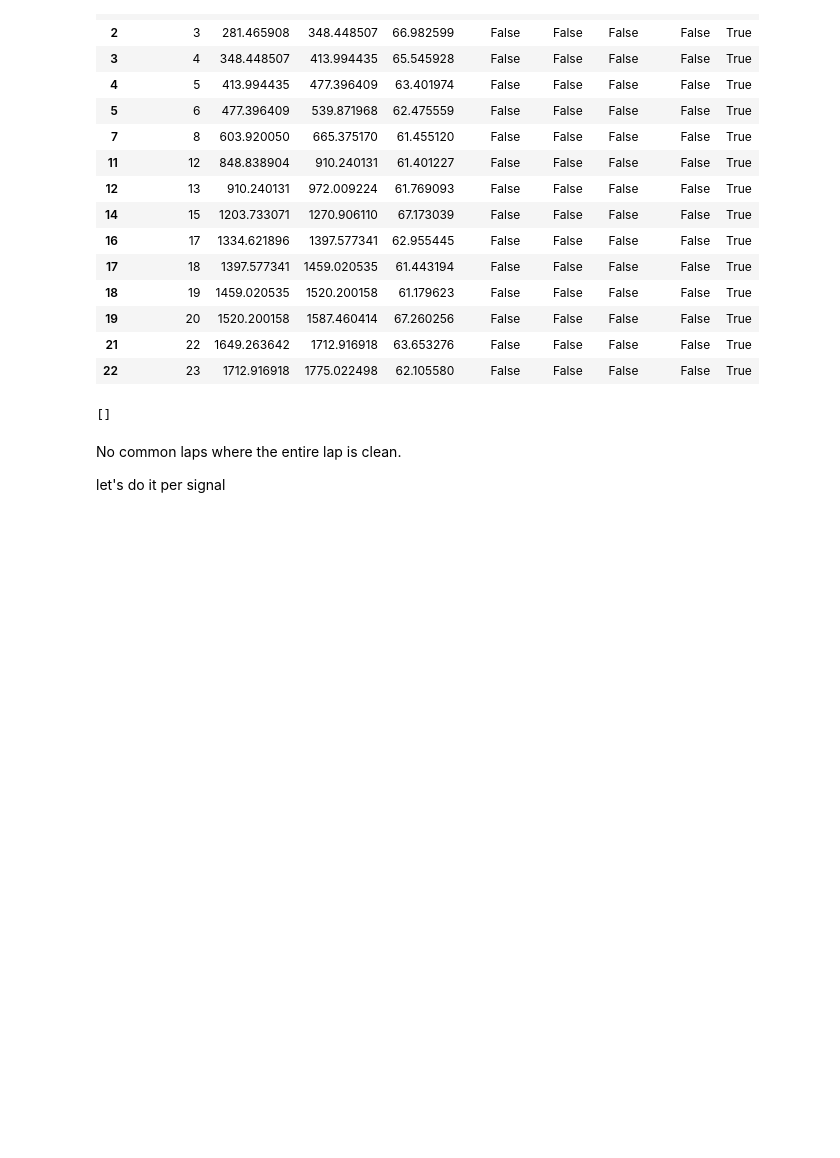
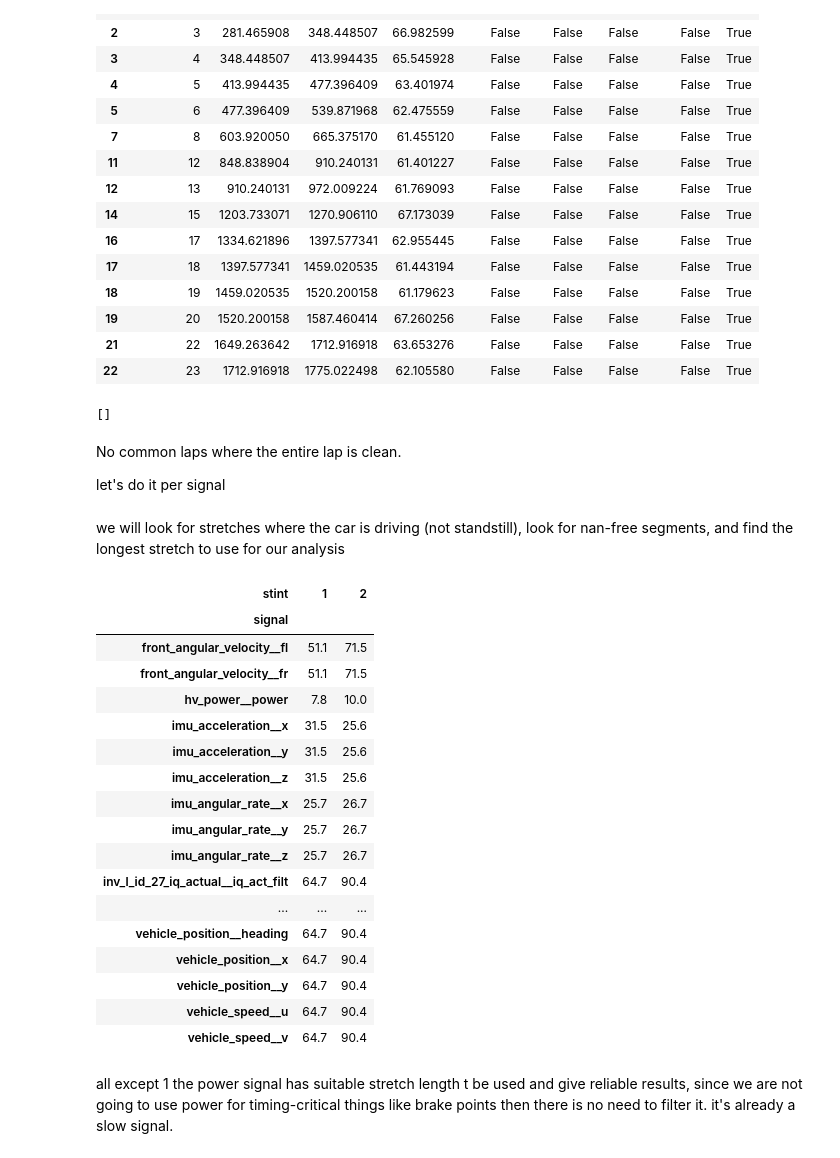
Before and after one commit to manelbenabid/recruiting-sw-telemetry, a Jupyter notebook: notebooks/06_preprocess.ipynb, the cells around one changed output. Cells and saved outputs as stored; diff of their text form; code cells hidden in the pictures; blank space fills up the shorter version.

```diff
--- a/notebooks/06_preprocess.ipynb
+++ b/notebooks/06_preprocess.ipynb
@@ -340,3 +339,61 @@ clean_laps
 No common laps where the entire lap is clean.
 
 let's do it per signal
+# %% [markdown]
+we will look for stretches where the car is driving (not standstill), look for nan-free segments, and find the longest stretch to use for our analysis
+# %%
+pit_lap = laps.loc[laps["has_pit"], "lap_number"].min()
+valid = laps[laps["valid"]].copy()
+valid["stint"] = np.where(valid["lap_number"] < pit_lap, 1, 2)
+# %%
+t = resampled["t_s"].to_numpy()
+# %%
+def driving_mask(t, laps_subset):
+    """true where t falls inside any of the given laps (inclusive edges)"""
+    mask = np.zeros(len(t), dtype=bool)
+    for start, end in zip(laps_subset["start_s"], laps_subset["end_s"]):
+        mask |= (t >= start) & (t <= end)
+    return mask
+# %%
+def runs(ok):
+    """(start, end) index pairs of consecutive True values, end is exclusive"""
+    d = np.diff(np.concatenate(([0], ok.astype(int), [0])))
+    return list(zip(np.flatnonzero(d == 1), np.flatnonzero(d == -1)))
+# %%
+rows = []
+for stint in (1, 2):
+    drive = driving_mask(t, valid[valid["stint"] == stint])
+    for col in resampled.columns.drop("t_s"):
+        ok = drive & resampled[col].notna().to_numpy()
+        r = runs(ok)
+        a, b = max(r, key=lambda ab: ab[1] - ab[0])
+        rows.append({
+            "stint": stint, "signal": col,
+            "longest_s": (b - a) / GRID_RATE_HZ,
+            "t_start": t[a], "t_end": t[b - 1],
+            "start_idx": a, "end_idx": b,
+        })
+
+longest = pd.DataFrame(rows)
+longest.pivot(index="signal", columns="stint", values="longest_s").round(1)
+# %% [output]
+| stint | 1 | 2 |
+| signal |  |  |
+| front_angular_velocity__fl | 51.1 | 71.5 |
+| front_angular_velocity__fr | 51.1 | 71.5 |
+| hv_power__power | 7.8 | 10.0 |
+| imu_acceleration__x | 31.5 | 25.6 |
+| imu_acceleration__y | 31.5 | 25.6 |
+| imu_acceleration__z | 31.5 | 25.6 |
+| imu_angular_rate__x | 25.7 | 26.7 |
+| imu_angular_rate__y | 25.7 | 26.7 |
+| imu_angular_rate__z | 25.7 | 26.7 |
+| inv_l_id_27_iq_actual__iq_act_filt | 64.7 | 90.4 |
+| ... | ... | ... |
+| vehicle_position__heading | 64.7 | 90.4 |
+| vehicle_position__x | 64.7 | 90.4 |
+| vehicle_position__y | 64.7 | 90.4 |
+| vehicle_speed__u | 64.7 | 90.4 |
+| vehicle_speed__v | 64.7 | 90.4 |
+# %% [markdown]
+all except 1 the power signal has suitable stretch length t be used and give reliable results, since we are not going to use power for timing-critical things like brake points then there is no need to filter it. it's already a slow signal.
```
Also changed, not shown: parts of 8 cells of this notebook.
